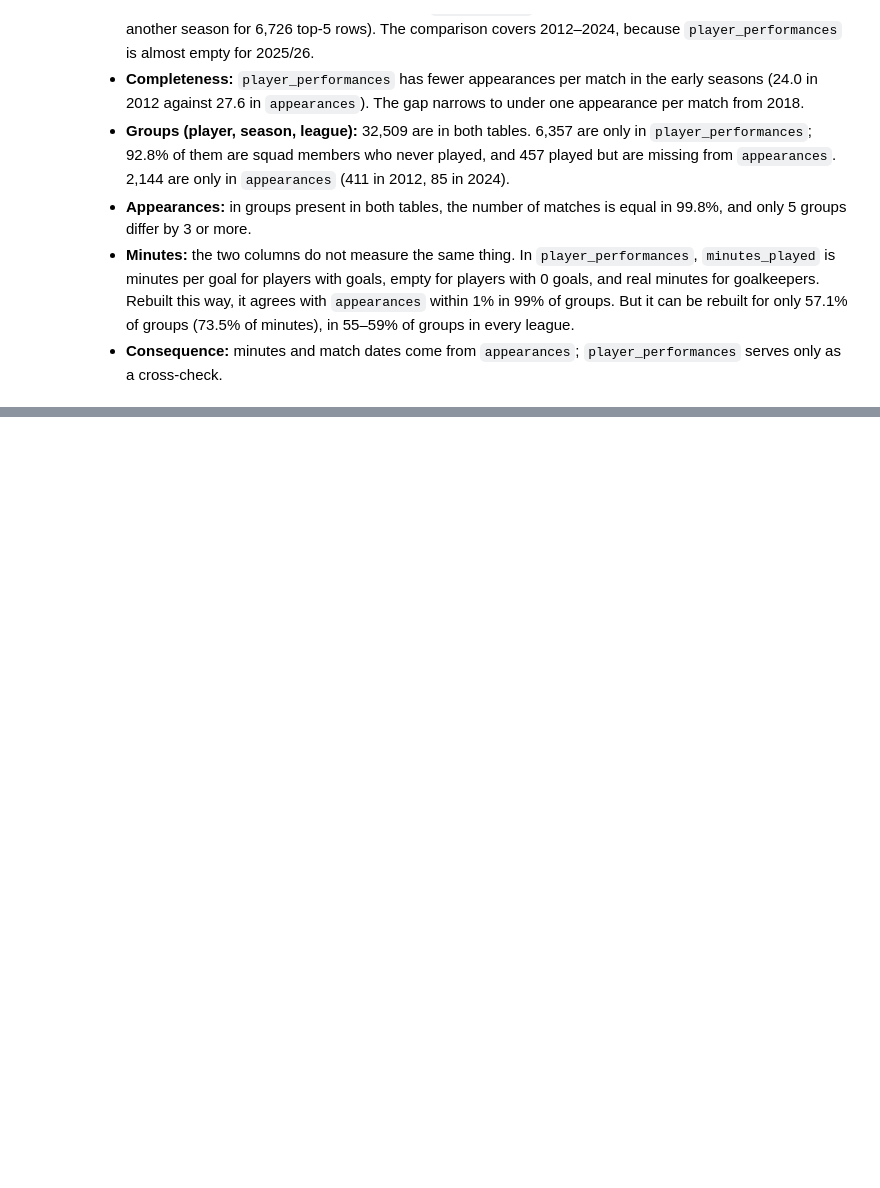
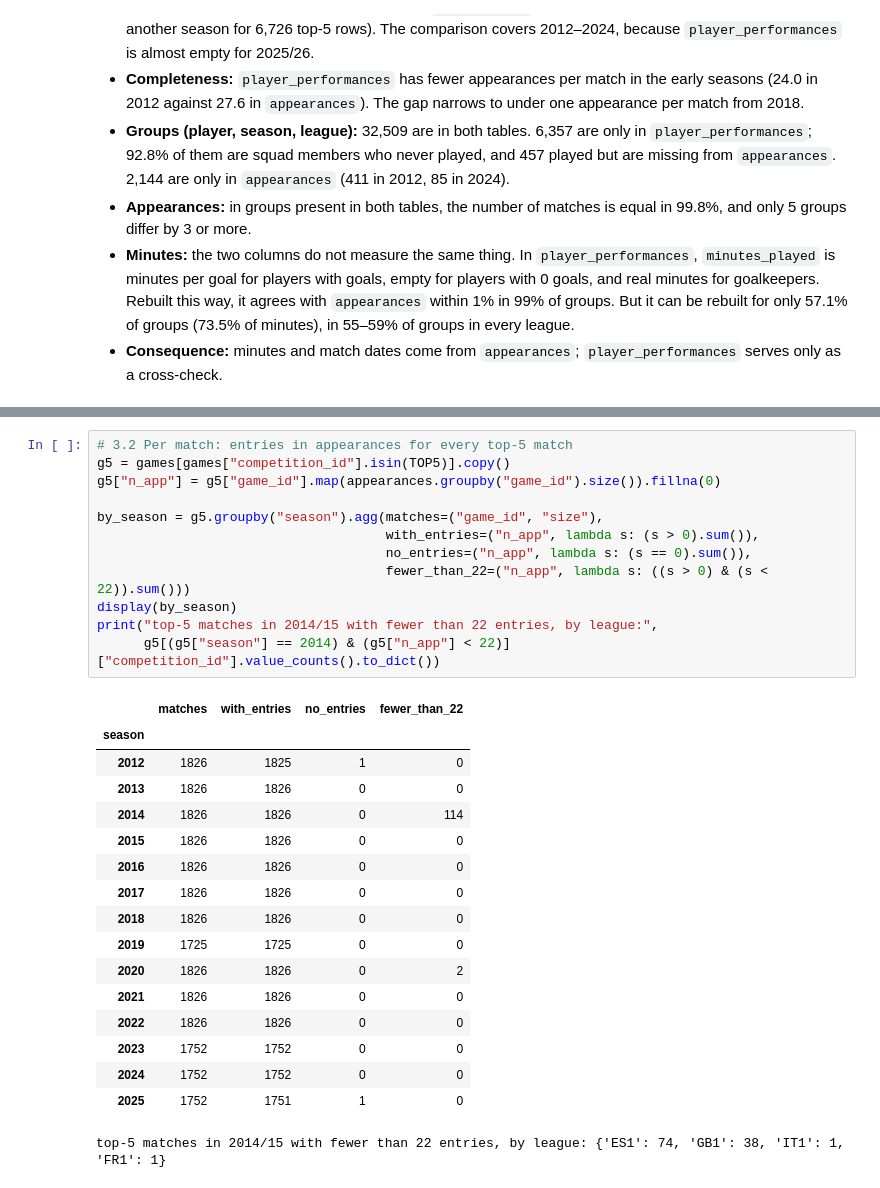
Before and after one commit to karolcecula/meniscus-injuries-football, a Jupyter notebook: notebooks/01_data_audit.ipynb, the cells around one changed output, grey strips where cells are left out. Saved outputs shown, nothing was run; the diff lists cells and outputs as text; blank space fills up the shorter version.

```diff
--- a/notebooks/01_data_audit.ipynb
+++ b/notebooks/01_data_audit.ipynb
@@ -886,0 +938,30 @@ share of groups by season (%): min 55.4 | max 60.9
+# %%
+# 3.2 Per match: entries in appearances for every top-5 match
+g5 = games[games["competition_id"].isin(TOP5)].copy()
+g5["n_app"] = g5["game_id"].map(appearances.groupby("game_id").size()).fillna(0)
+
+by_season = g5.groupby("season").agg(matches=("game_id", "size"),
+                                     with_entries=("n_app", lambda s: (s > 0).sum()),
+                                     no_entries=("n_app", lambda s: (s == 0).sum()),
+                                     fewer_than_22=("n_app", lambda s: ((s > 0) & (s < 22)).sum()))
+display(by_season)
+print("top-5 matches in 2014/15 with fewer than 22 entries, by league:",
+      g5[(g5["season"] == 2014) & (g5["n_app"] < 22)]["competition_id"].value_counts().to_dict())
+# %% [output]
+|  | matches | with_entries | no_entries | fewer_than_22 |
+| season |  |  |  |  |
+| 2012 | 1826 | 1825 | 1 | 0 |
+| 2013 | 1826 | 1826 | 0 | 0 |
+| 2014 | 1826 | 1826 | 0 | 114 |
+| 2015 | 1826 | 1826 | 0 | 0 |
+| 2016 | 1826 | 1826 | 0 | 0 |
+| 2017 | 1826 | 1826 | 0 | 0 |
+| 2018 | 1826 | 1826 | 0 | 0 |
+| 2019 | 1725 | 1725 | 0 | 0 |
+| 2020 | 1826 | 1826 | 0 | 2 |
+| 2021 | 1826 | 1826 | 0 | 0 |
+| 2022 | 1826 | 1826 | 0 | 0 |
+| 2023 | 1752 | 1752 | 0 | 0 |
+| 2024 | 1752 | 1752 | 0 | 0 |
+| 2025 | 1752 | 1751 | 1 | 0 |
+top-5 matches in 2014/15 with fewer than 22 entries, by league: {'ES1': 74, 'GB1': 38, 'IT1': 1, 'FR1': 1}
```
Also changed, not shown: parts of 33 cells of this notebook.
